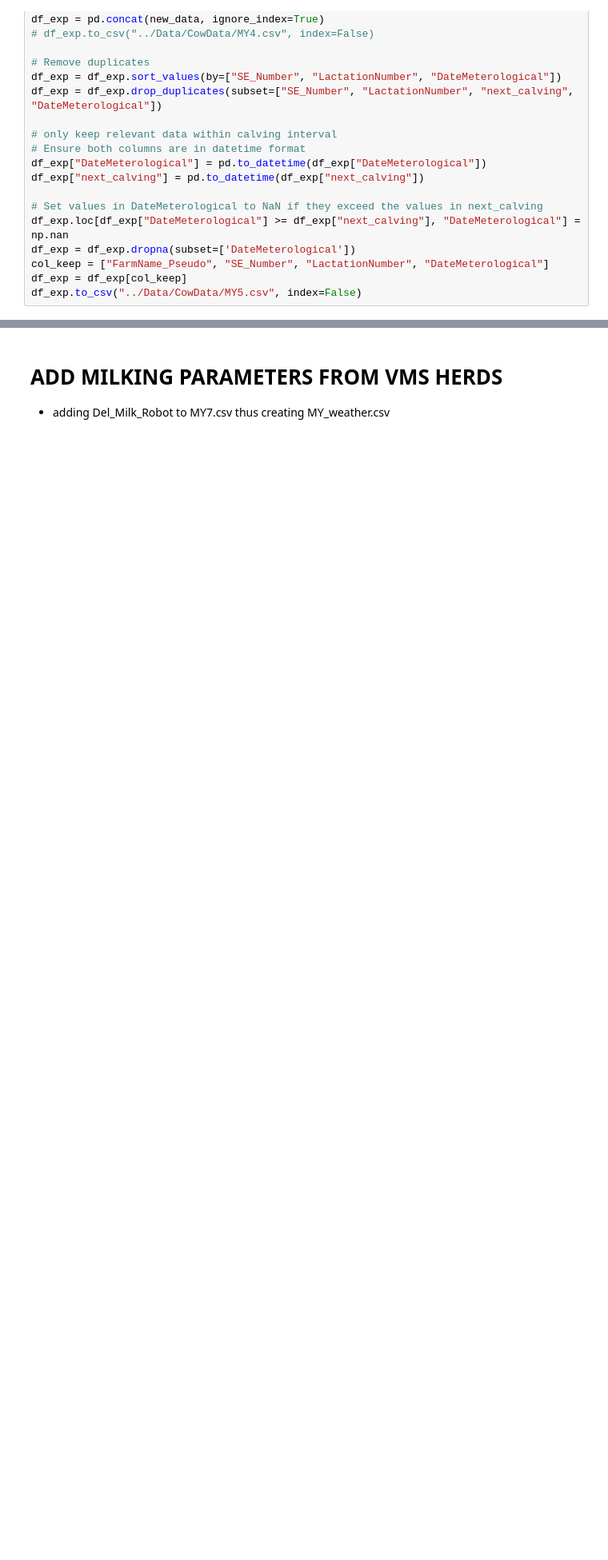
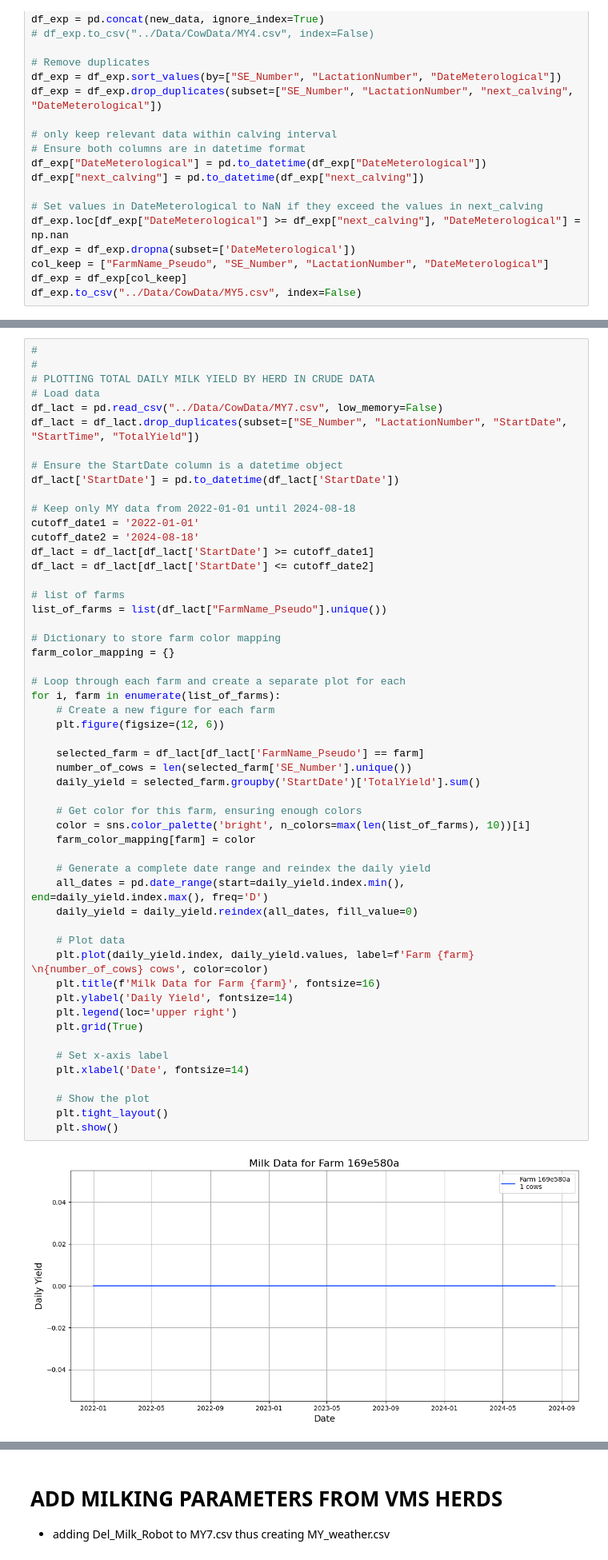
Before and after one commit to pgullstrand/Gigacow-tools, a Jupyter notebook: Projects/HeatStressEvaluation/DataPreprocessing/HeatStressCleanWorkFlow.ipynb, the cells around one changed output, grey strips where cells are left out. Shown at 80% size. Cells and saved outputs as stored; diff of their text form; blank space fills up the shorter version.

```diff
--- a/Projects/HeatStressEvaluation/DataPreprocessing/HeatStressCleanWorkFlow.ipynb
+++ b/Projects/HeatStressEvaluation/DataPreprocessing/HeatStressCleanWorkFlow.ipynb
@@ -1871,0 +1950,55 @@ dfm2.to_csv("../Data/CowData/MY7.csv", index=False)
+# %%
+#
+#
+# PLOTTING TOTAL DAILY MILK YIELD BY HERD IN CRUDE DATA
+# Load data
+df_lact = pd.read_csv("../Data/CowData/MY7.csv", low_memory=False)
+df_lact = df_lact.drop_duplicates(subset=["SE_Number", "LactationNumber", "StartDate", "StartTime", "TotalYield"])
+
+# Ensure the StartDate column is a datetime object
+df_lact['StartDate'] = pd.to_datetime(df_lact['StartDate'])
+
+# Keep only MY data from 2022-01-01 until 2024-08-18
+cutoff_date1 = '2022-01-01'
+cutoff_date2 = '2024-08-18'
+df_lact = df_lact[df_lact['StartDate'] >= cutoff_date1]
+df_lact = df_lact[df_lact['StartDate'] <= cutoff_date2]
+
+# list of farms
+list_of_farms = list(df_lact["FarmName_Pseudo"].unique())
+
+# Dictionary to store farm color mapping
+farm_color_mapping = {}
+
+# Loop through each farm and create a separate plot for each
+for i, farm in enumerate(list_of_farms):
+    # Create a new figure for each farm
+    plt.figure(figsize=(12, 6))
+
+    selected_farm = df_lact[df_lact['FarmName_Pseudo'] == farm]
+    number_of_cows = len(selected_farm['SE_Number'].unique())
+    daily_yield = selected_farm.groupby('StartDate')['TotalYield'].sum()
+
+    # Get color for this farm, ensuring enough colors
+    color = sns.color_palette('bright', n_colors=max(len(list_of_farms), 10))[i]
+    farm_color_mapping[farm] = color
+
+    # Generate a complete date range and reindex the daily yield
+    all_dates = pd.date_range(start=daily_yield.index.min(), end=daily_yield.index.max(), freq='D')
+    daily_yield = daily_yield.reindex(all_dates, fill_value=0)
+
+    # Plot data
+    plt.plot(daily_yield.index, daily_yield.values, label=f'Farm {farm} \n{number_of_cows} cows', color=color)
+    plt.title(f'Milk Data for Farm {farm}', fontsize=16)
+    plt.ylabel('Daily Yield', fontsize=14)
+    plt.legend(loc='upper right')
+    plt.grid(True)
+
+    # Set x-axis label
+    plt.xlabel('Date', fontsize=14)
+
+    # Show the plot
+    plt.tight_layout()
+    plt.show()
+# %% [output]
+[figure, added]
```
Also changed, not shown: parts of 31 cells of this notebook.
